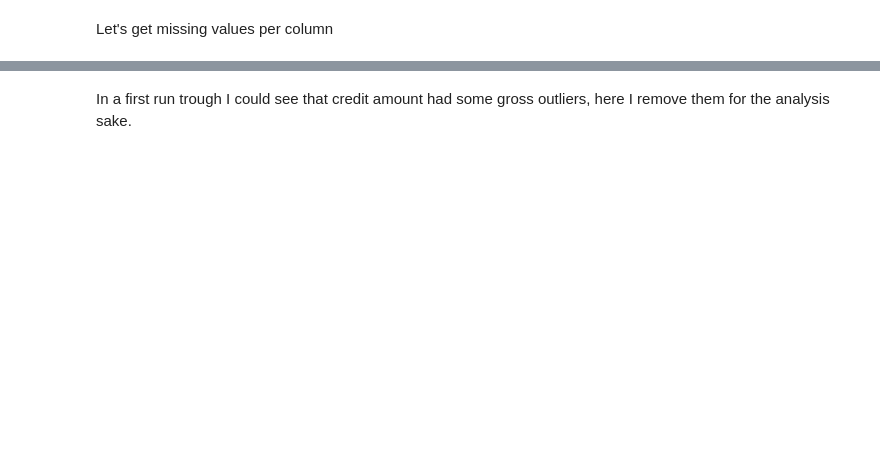
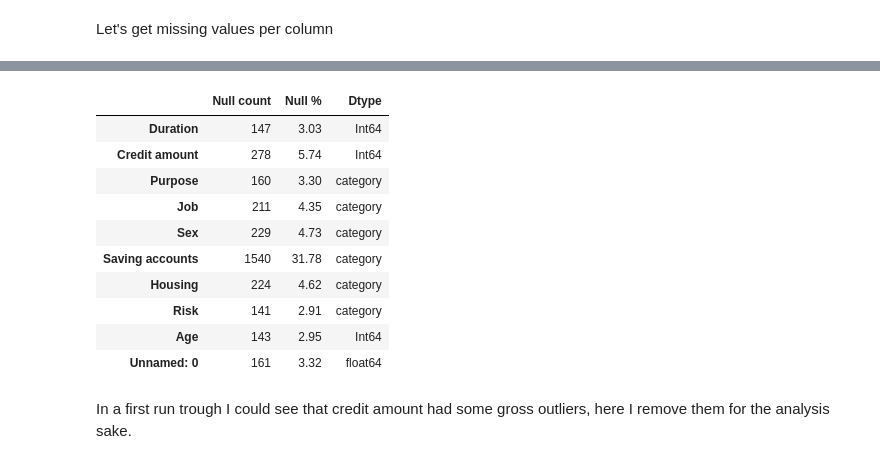
Before and after one commit to spuertaf2002/german-credit, a Jupyter notebook: notebooks/eda.ipynb, the cells around one changed output, grey strips where cells are left out. Cells and saved outputs as stored; diff of their text form; code cells hidden in the pictures; blank space fills up the shorter version.

```diff
--- a/notebooks/eda.ipynb
+++ b/notebooks/eda.ipynb
@@ -55,4 +53,24 @@ Unnamed: 0           161
 dtype: int64
+# %%
+nulls_perc = (df.isnull().sum() / len(df) * 100).round(2)
+
+pd.DataFrame({
+    "Null count" : df.isnull().sum(),
+    "Null %" : nulls_perc,
+    "Dtype": df.dtypes
+})
+# %% [output]
+|  | Null count | Null % | Dtype |
+| Duration | 147 | 3.03 | Int64 |
+| Credit amount | 278 | 5.74 | Int64 |
+| Purpose | 160 | 3.30 | category |
+| Job | 211 | 4.35 | category |
+| Sex | 229 | 4.73 | category |
+| Saving accounts | 1540 | 31.78 | category |
+| Housing | 224 | 4.62 | category |
+| Risk | 141 | 2.91 | category |
+| Age | 143 | 2.95 | Int64 |
+| Unnamed: 0 | 161 | 3.32 | float64 |
 # %%
 df = df.drop_duplicates(subset=["Unnamed: 0"], keep="first")
 # %% [markdown]
```
Also changed, not shown: parts of 25 cells of this notebook.
